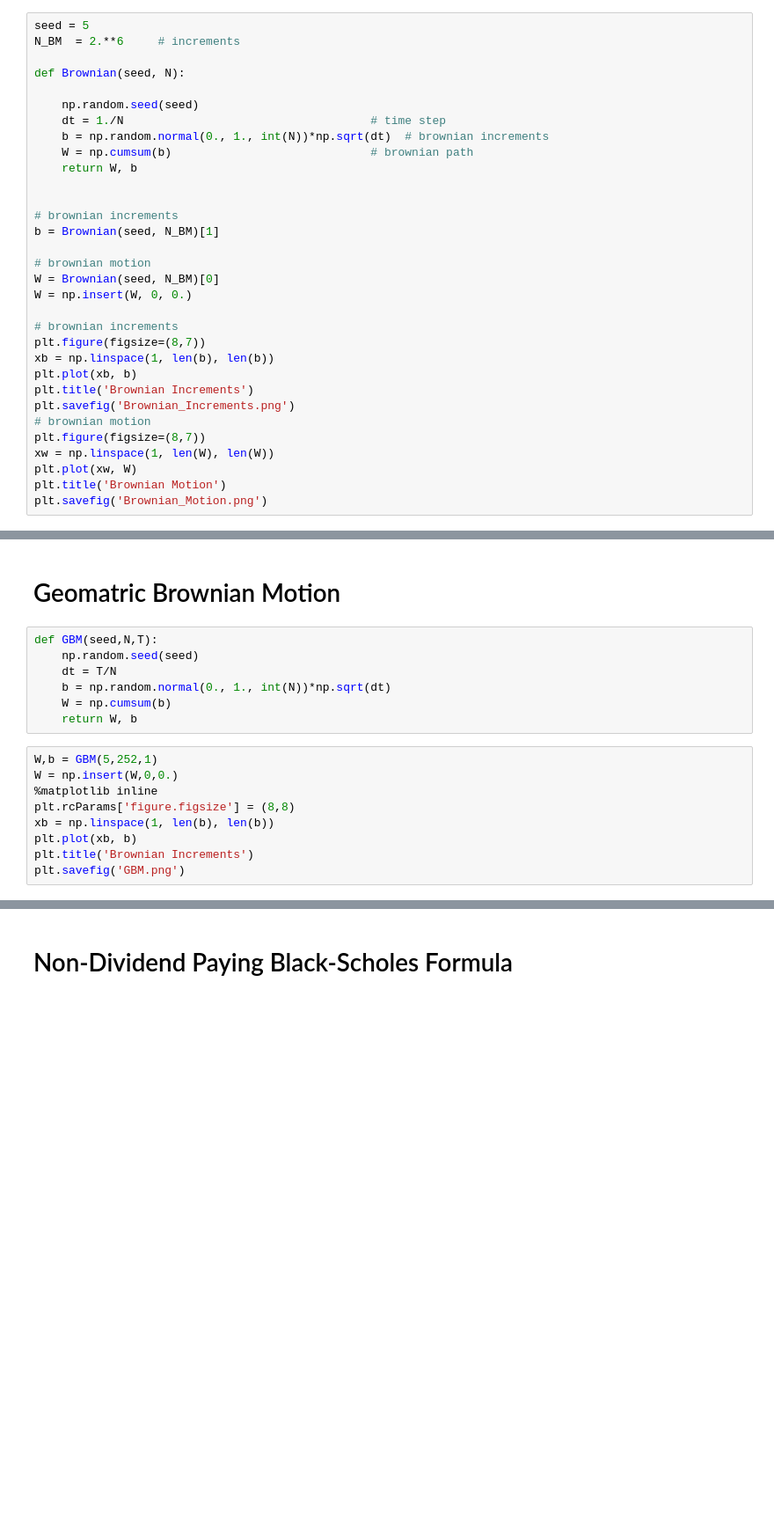
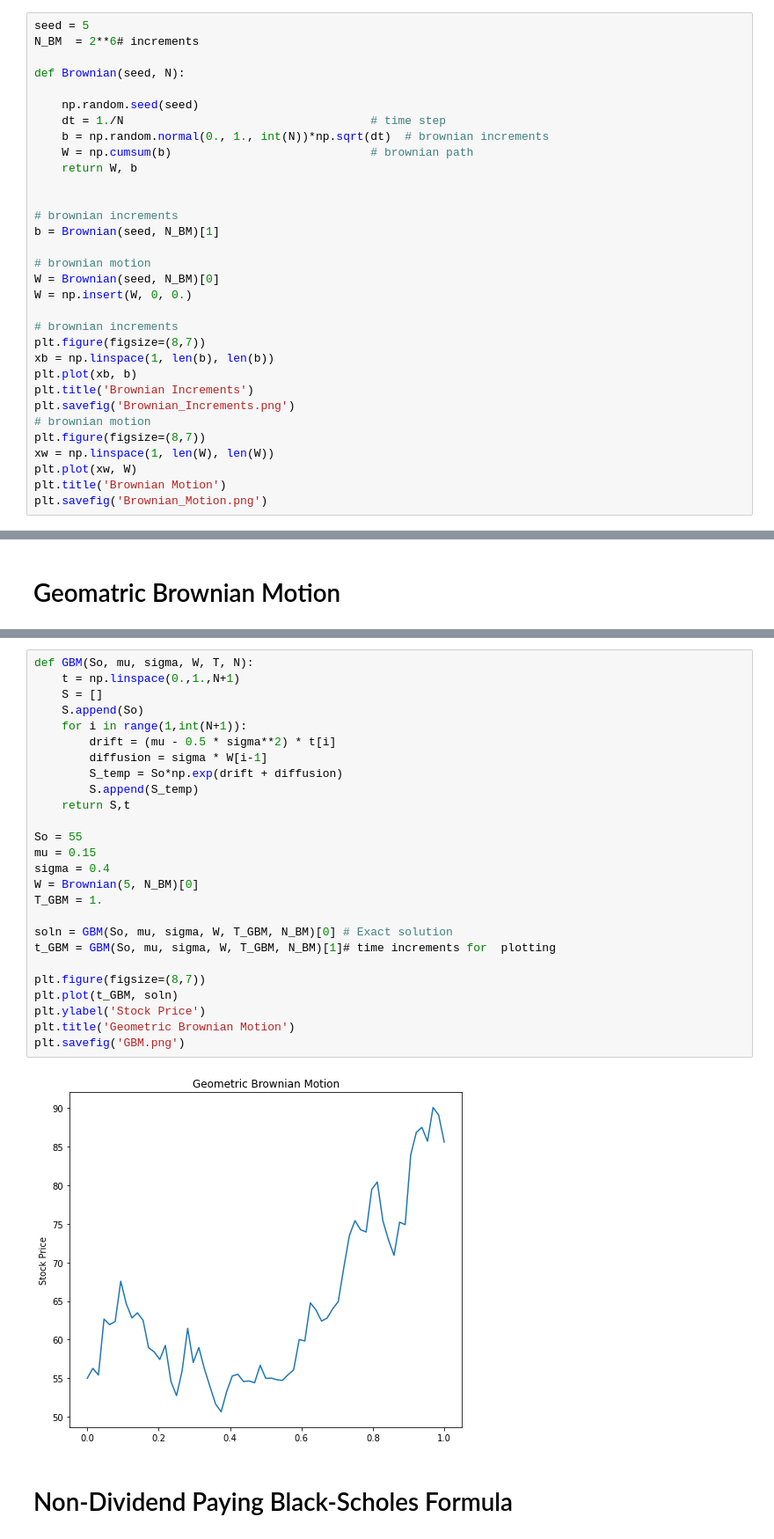
Before and after one commit to HaoMenghang/Final-Year-Individual-Project, a Jupyter notebook: Individual Project.ipynb, the cells around one changed output, grey strips where cells are left out. Shown at 88% size. Saved outputs shown, nothing was run; the diff lists cells and outputs as text; blank space fills up the shorter version.

```diff
--- a/Individual Project.ipynb
+++ b/Individual Project.ipynb
@@ -7,7 +7,7 @@ import random
 # Brownian Motion
 # %%
 seed = 5
-N_BM  = 2.**6     # increments
+N_BM  = 2**6# increments
 
 def Brownian(seed, N):
 
@@ -61,18 +43,2 @@ plt.show()
 # %% [markdown]
 # Geomatric Brownian Motion
-# %%
-def GBM(seed,N,T):
-    np.random.seed(seed)
-    dt = T/N
-    b = np.random.normal(0., 1., int(N))*np.sqrt(dt)
-    W = np.cumsum(b)
-    return W, b
-# %%
-W,b = GBM(5,252,1)
-W = np.insert(W,0,0.)
-%matplotlib inline
-plt.rcParams['figure.figsize'] = (8,8)
-xb = np.linspace(1, len(b), len(b))
-plt.plot(xb, b)
-plt.title('Brownian Increments')
-plt.savefig('GBM.png')
@@ -81,3 +54,31 @@ plt.savefig('GBM.png')
+# %%
+def GBM(So, mu, sigma, W, T, N):
+    t = np.linspace(0.,1.,N+1)
+    S = []
+    S.append(So)
+    for i in range(1,int(N+1)):
+        drift = (mu - 0.5 * sigma**2) * t[i]
+        diffusion = sigma * W[i-1]
+        S_temp = So*np.exp(drift + diffusion)
+        S.append(S_temp)
+    return S,t
+
+So = 55
+mu = 0.15
+sigma = 0.4
+W = Brownian(5, N_BM)[0]
+T_GBM = 1.
+
+soln = GBM(So, mu, sigma, W, T_GBM, N_BM)[0] # Exact solution
+t_GBM = GBM(So, mu, sigma, W, T_GBM, N_BM)[1]# time increments for  plotting
+
+plt.figure(figsize=(8,7))
+plt.plot(t_GBM, soln)
+plt.ylabel('Stock Price')
+plt.title('Geometric Brownian Motion')
+plt.savefig('GBM.png')
+# %% [output]
+[figure, added]
 # %% [markdown]
 #  Non-Dividend Paying Black-Scholes Formula
 # %%
```
Also changed, not shown: parts of 5 cells of this notebook, 1 other file.
